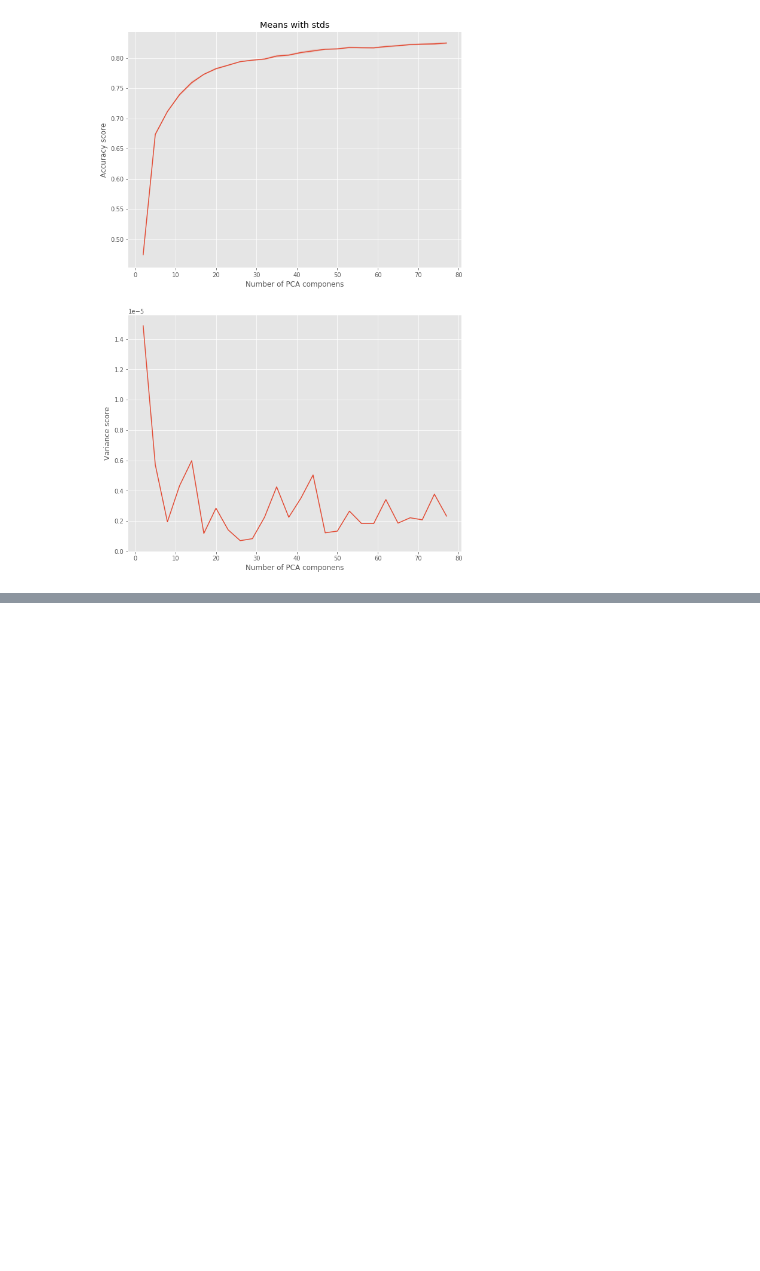
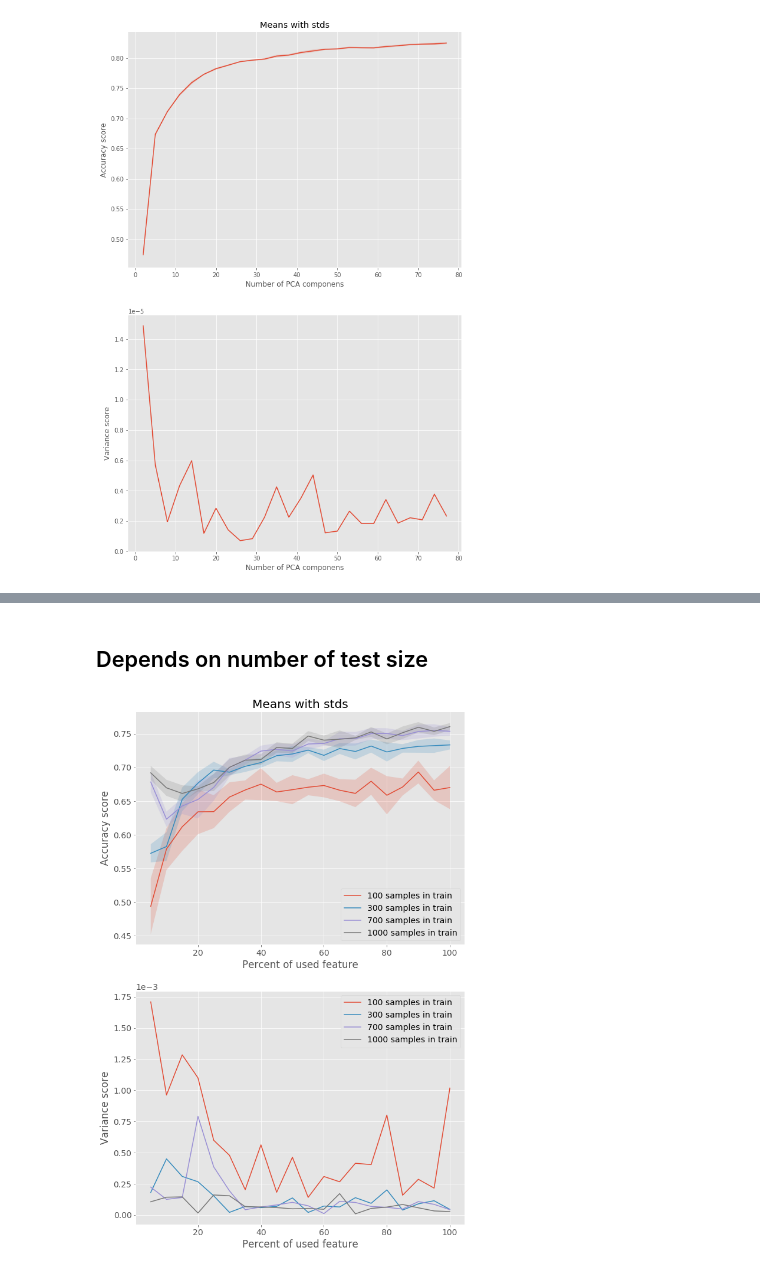
Before and after one commit to Intelligent-Systems-Phystech/StartCode, a Jupyter notebook: Mokrov2018ProblemFashionMNIST/MNIST.ipynb, the cells around one changed output, grey strips where cells are left out. Saved outputs shown, nothing was run; the diff lists cells and outputs as text; code cells hidden in the pictures; blank space fills up the shorter version.

```diff
--- a/Mokrov2018ProblemFashionMNIST/MNIST.ipynb
+++ b/Mokrov2018ProblemFashionMNIST/MNIST.ipynb
@@ -36,8 +36,8 @@ def load_mnist(path, which='train'):
 
     return images, labels
 # %%
-X_train, y_train = load_mnist(path = '../Data/f-mnist/', which='train')
-X_test, y_test = load_mnist(path = '../Data/f-mnist/', which='test')
+X_train, y_train = load_mnist(path = '../../Data/f-mnist/', which='train')
+X_test, y_test = load_mnist(path = '../../Data/f-mnist/', which='test')
 # %%
 f = plt.figure(figsize=(10, 10))
 
@@ -130,0 +203,32 @@ plot_means_std(results, pca_steps)
+# %% [markdown]
+## Depends on number of test size
+# %%
+### Your code here
+
+steps = np.arange(5, 101, 5) / 100
+steps_n_samples = [100, 300, 700, 1000]
+n_repeat = 6
+
+results_all = []
+for n_sample in steps_n_samples:
+    results = []
+    for step in tqdm(steps, desc=str(n_sample)):
+        result_step = []
+        for i in range(n_repeat):
+
+            used_indices = np.random.choice(np.arange(X_train.shape[0]), n_sample, replace=False)
+            used_feature = np.random.choice(np.arange(784), int(784 * step), replace=False)
+
+            lr = LogisticRegression()
+            lr.fit(X_train[used_indices].reshape([-1, 784])[:,used_feature], y_train[used_indices])
+
+            acc = accuracy_score(y_test, lr.predict(X_test.reshape([-1, 784])[:,used_feature]))
+            result_step.append(acc)
+        results.append(result_step)
+    results_all.append(results)
+# %%
+plot_means_std(results_all, steps * 100,
+               labels = ['{} samples in train'.format(i) for i in steps_n_samples],
+               xlabel='Percent of used feature')
+# %% [output]
+[figure, added]
```
Also changed, not shown: parts of 11 cells of this notebook.
